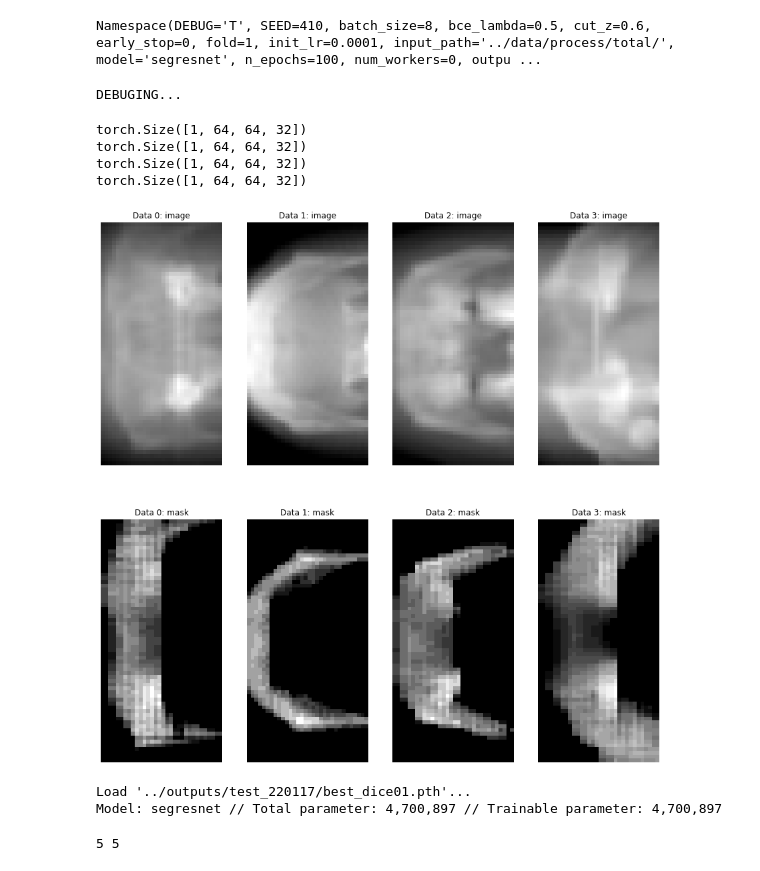
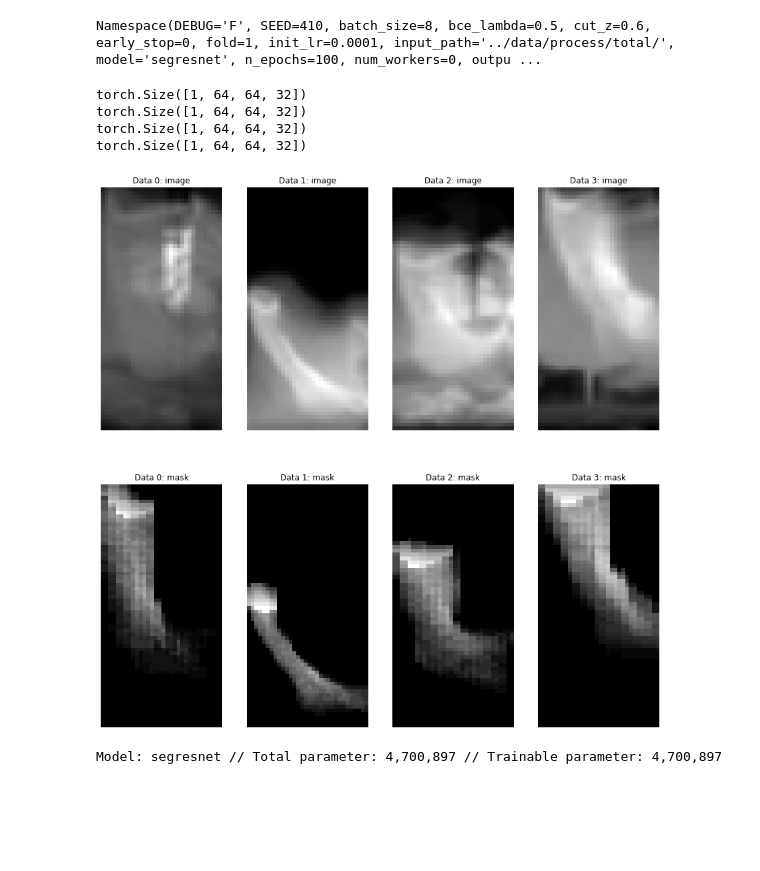
Before and after one commit to hbcho87/mandible, a Jupyter notebook: 2_train.ipynb, the cells around one changed output. Drawn from its saved outputs; the diff is of its cells as text; code cells hidden in the pictures; blank space fills up the shorter version.

Commit message:
bug in 2_train was solved

```diff
--- a/2_train.ipynb
+++ b/2_train.ipynb
@@ -16,6 +16,7 @@ if "RTX 20" not in torch.cuda.get_device_name(0): matplotlib.use('Agg')
 from monai.networks.nets import UNet, SegResNet, UNETR
 from monai.losses import DiceLoss
 from tqdm import tqdm
+import torch.nn.functional as F
 
 def set_seed(seed=0):
     random.seed(seed)
@@ -54,6 +55,7 @@ class MandibleData(torch.utils.data.Dataset):
         img_shape = image.shape
         transform = self.get_transform(img_shape, mode=self.mode)
         data = apply_transform(transform, data)
+        data["mask"] = data["mask"].float()
         return data
 
     def get_transform(self, image_size, mode='train'):
@@ -87,7 +89,7 @@ def train_epoch(model, loader, optiminzer):
         optimizer.zero_grad()
         outputs = model(images)
         dice_loss = criterion(outputs, masks)
-        if not args.bce_lambda > 0:
+        if args.bce_lambda > 0:
             bce_loss = F.binary_cross_entropy_with_logits(outputs, masks)
             total_loss = dice_loss + bce_loss * args.bce_lambda
         else:
@@ -179,7 +181,7 @@ if __name__ == '__main__':
     parser.add_argument('--output_path', type=str, default='../outputs/')
     parser.add_argument('--suffix', type=str, default='debug')
     parser.add_argument('--fold', type=int, default=1)
-    parser.add_argument('--DEBUG', type=str, default="T")
+    parser.add_argument('--DEBUG', type=str, default="F")
     parser.add_argument("--batch_size", type=int, default=8)
     parser.add_argument("--weight_dir", type=str, default=None)
     parser.add_argument("--num_workers", type=int, default=0)
@@ -197,7 +199,7 @@ if __name__ == '__main__':
     args, _ = parser.parse_known_args()
     print(args)
 # %% [output]
-Namespace(DEBUG='T', SEED=410, batch_size=8, bce_lambda=0.5, cut_z=0.6, early_stop=0, fold=1, init_lr=0.0001, input_path='../data/process/total/', model='segresnet', n_epochs=100, num_workers=0, outpu ...
+Namespace(DEBUG='F', SEED=410, batch_size=8, bce_lambda=0.5, cut_z=0.6, early_stop=0, fold=1, init_lr=0.0001, input_path='../data/process/total/', model='segresnet', n_epochs=100, num_workers=0, outpu ...
 # %%
 set_seed(seed=args.SEED)
 output_path = os.path.join(args.output_path, args.suffix)
@@ -231,26 +233,24 @@ dataset_val = MandibleData(df_val, args, "val")
 
 loader_train = torch.utils.data.DataLoader(dataset_train, batch_size=args.batch_size, shuffle=True, num_workers=args.num_workers)
 loader_val = torch.utils.data.DataLoader(dataset_val, batch_size=args.batch_size, shuffle=False, num_workers=args.num_workers)
-# %% [output]
-DEBUGING...
 # %%
 if args.plt_show=="T":
     rcParams['figure.figsize'] = 15,15
     f, axarr = plt.subplots(2,4)
     for idx in range(4):
         data = loader_train.dataset[idx]
         print(data['image'].shape)
         for j, img in enumerate(['image', 'mask']):
-            data[img] = data[img].squeeze().sum(axis=0)
+            data[img] = data[img].squeeze().sum(axis=1)
             axarr[j, idx].imshow(data[img], cmap='gray')
             axarr[j, idx].axis("off")
             axarr[j, idx].set_title(f"Data {idx}: {img}")
 # %% [output]
 torch.Size([1, 64, 64, 32])
 torch.Size([1, 64, 64, 32])
 torch.Size([1, 64, 64, 32])
 torch.Size([1, 64, 64, 32])
-[figure, old version]
+[figure, new version]
 # %%
 device = 'cuda' if torch.cuda.is_available() else 'cpu'
 if torch.cuda.is_available(): scaler = torch.cuda.amp.GradScaler()
@@ -303,19 +303,16 @@ trainable_params = sum(p.numel() for p in model.parameters() if p.requires_grad)
 contents = f"Model: {args.model} // Total parameter: {format(total_params, ',d')} // Trainable parameter: {format(trainable_params, ',d')}"
 print(contents)
 with open(set_dir, 'a') as appender: appender.write(contents+"\n")
+
+criterion = DiceLoss(sigmoid=True)
+optimizer = torch.optim.Adam(model.parameters(), lr=args.init_lr)
+scheduler_cosine = torch.optim.lr_scheduler.CosineAnnealingWarmRestarts(optimizer, args.n_epochs)
+val_dice_best = -1
+val_loss_best = np.inf
+early_count = 0
+print(len(dataset_train), len(dataset_val))
 # %% [output]
-Load '../outputs/test_220117/best_dice01.pth'...
 Model: segresnet // Total parameter: 4,700,897 // Trainable parameter: 4,700,897
-# %%
-criterion = DiceLoss(sigmoid=True)
-optimizer = torch.optim.Adam(model.parameters(), lr=args.init_lr)
-scheduler_cosine = torch.optim.lr_scheduler.CosineAnnealingWarmRestarts(optimizer, args.n_epochs)
-val_dice_best = -1
-val_loss_best = np.inf
-early_count = 0
-print(len(dataset_train), len(dataset_val))
-# %% [output]
-5 5
 # %%
 for epoch in range(args.n_epochs):
     scheduler_cosine.step(epoch)
```
Also changed, not shown: parts of 1 cell of this notebook, 3 other files.
